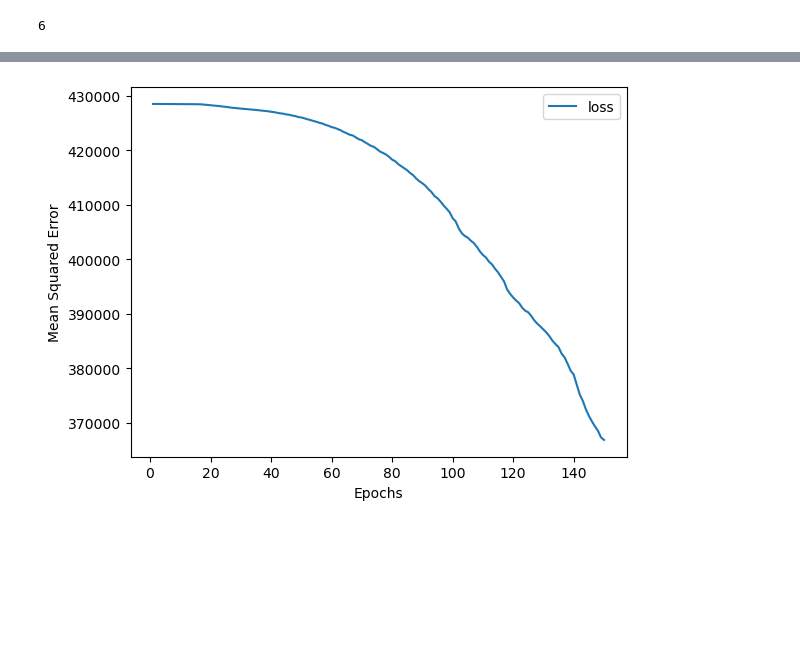
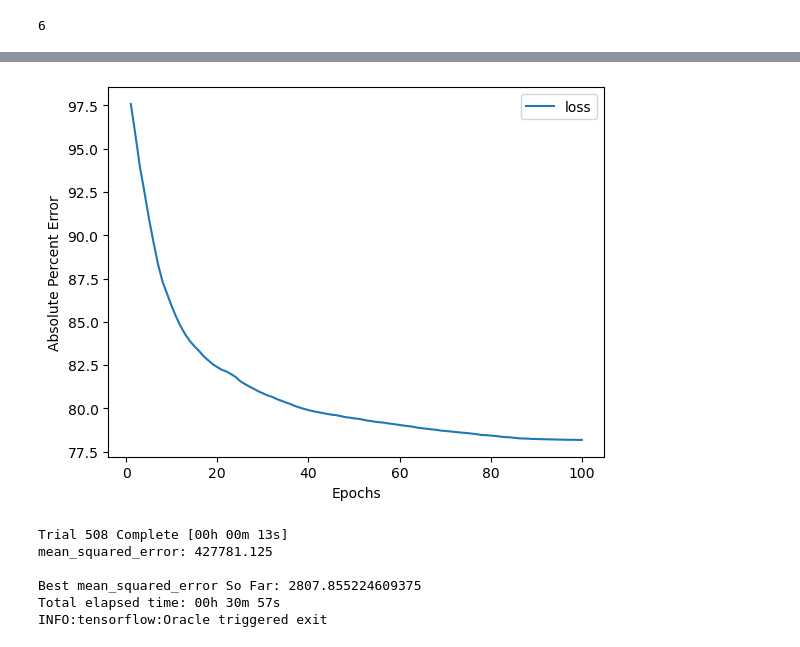
Before and after one commit to aarschne/project4, a Jupyter notebook: predicting_revenue.ipynb, the cells around one changed output, grey strips where cells are left out. Drawn from its saved outputs; the diff is of its cells as text; code cells hidden in the pictures; blank space fills up the shorter version.

Commit message:
Added percent error analysis

```diff
--- a/predicting_revenue.ipynb
+++ b/predicting_revenue.ipynb
@@ -162,4 +176,4 @@ nn.compile(loss="mean_squared_error", optimizer="adam", metrics=["mean_squared_e
 # %%
 # Train the model
-fit_model = nn.fit(X_train_scaled, y_train, epochs=150)
+fit_model = nn.fit(X_train_scaled, y_train, epochs=100)
 # %% [output]
@@ -200,0 +215,27 @@ plt.show()
+# %%
+# Define the model - deep neural net, i.e., the number of input features and hidden nodes for each layer.
+nn_2 = Sequential()
+
+# First hidden layer
+nn_2.add(Dense(units=8, activation="tanh", input_dim=6))
+
+# Second hidden layer
+nn_2.add(Dense(units=8, activation="tanh"))
+
+# Third hidden layer
+nn_2.add(Dense(units=8, activation="tanh"))
+
+# Fourth hidden layer
+nn_2.add(Dense(units=8, activation="tanh"))
+
+# Fifth hidden layer
+nn_2.add(Dense(units=8, activation="tanh"))
+
+# Sixth hidden layer
+nn_2.add(Dense(units=8, activation="tanh"))
+
+# Output layer
+nn_2.add(Dense(units=1, activation='relu'))
+
+# Check the structure of the model
+nn_2.summary()
@@ -200,0 +260,6 @@ plt.show()
+# %%
+# Compile the model
+nn_2.compile(loss="mean_absolute_percentage_error", optimizer="adam", metrics=["mean_squared_error"])
+# %%
+# Train the model
+fit_model_2 = nn_2.fit(X_train_scaled, y_train, epochs=100)
@@ -208,14 +291,14 @@ Loss: 18105.76171875, Mean Absolute Percent Error: 18105.76171875
 # %%
-# Create a history dataframe
-history_df = pd.DataFrame(fit_model.history, index=range(1,len(fit_model.history["loss"])+1))
+# Create a DataFrame containing training history
+history_df = pd.DataFrame(fit_model_2.history, index=range(1,len(fit_model.history["loss"])+1))
 
 # Plot the loss
 history_df.plot(y="loss")
 plt.xlabel("Epochs")
-plt.ylabel("Mean Squared Error")
+plt.ylabel("Absolute Percent Error")
 plt.show()
 # %% [output]
-[figure, old version]
+[figure, new version]
 # %%
 # Create a method that creates a new Sequential model with hyperparameter options
 def create_model(hp):
@@ -252,3 +335,13 @@ tuner = kt.Hyperband(
     objective='mean_squared_error',
     max_epochs=200,
     hyperband_iterations=2)
+# %%
+# Run the kerastuner search for best hyperparameters for mean squared error loss function
+tuner.search(X_train_scaled,y_train,epochs=200,validation_data=(X_test_scaled,y_test))
+# %% [output]
+Trial 508 Complete [00h 00m 13s]
+mean_squared_error: 427781.125
+
+Best mean_squared_error So Far: 2807.855224609375
+Total elapsed time: 00h 30m 57s
+INFO:tensorflow:Oracle triggered exit
```
Also changed, not shown: parts of 18 cells of this notebook, 2 other files.
